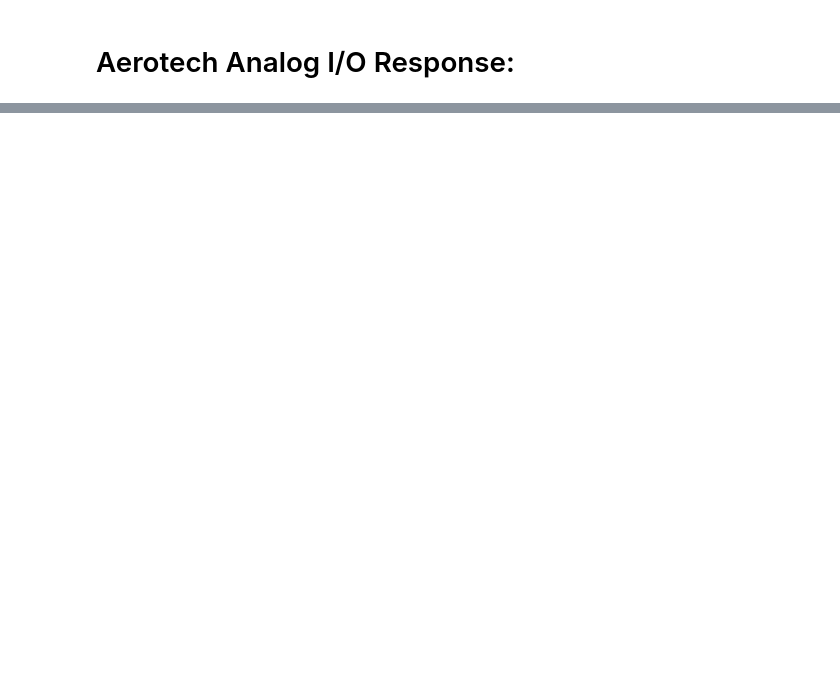
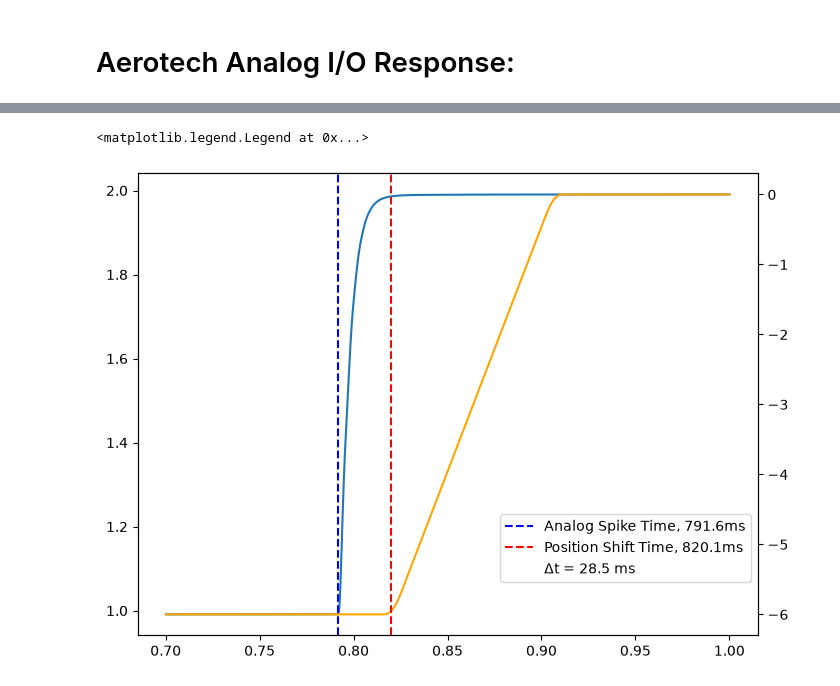
Before and after one commit to torched-singularity058/amo_electronics_analysis, a Jupyter notebook: aerotech_mcs/testanalog/analyze_analog.ipynb, the cells around one changed output, grey strips where cells are left out. Saved outputs shown, nothing was run; the diff lists cells and outputs as text; code cells hidden in the pictures; blank space fills up the shorter version.

```diff
--- a/aerotech_mcs/testanalog/analyze_analog.ipynb
+++ b/aerotech_mcs/testanalog/analyze_analog.ipynb
@@ -133,0 +146,21 @@ plt.show()
+# %%
+plt.close()
+fig, ax = plt.subplots(figsize=(8, 6))
+ax.plot(time.iloc[7001:10002], analog_in_ch0.iloc[7001:10002])
+ax.axvline(x=a0_spike_times[0], color="blue",
+           linestyle="--", label=f"Analog Spike Time, {a0_spike_times[0]*1e3:.1f}ms")
+ax2 = ax.twinx()
+ax2.plot(time.iloc[7001:10002], pos_feedback.iloc[7001:10002], color="orange")
+ax2.axvline(x=pos_spike_times[0], color="red",
+            linestyle="--", label=f"Position Shift Time, {pos_spike_times[0]*1e3:.1f}ms")
+
+dt = pos_spike_times[0] - a0_spike_times[0]
+dt_handle = Line2D([], [], linestyle="none", label=f"Δt = {dt * 1e3:.1f} ms")
+
+handles, labels = ax.get_legend_handles_labels()
+handles2, labels2 = ax2.get_legend_handles_labels()
+ax.legend(handles = handles + handles2 + [dt_handle],
+          loc="lower right", bbox_to_anchor=(1., 0.1))
+# %% [output]
+<matplotlib.legend.Legend at 0x...>
+[figure, added]
```
Also changed, not shown: parts of 6 cells of this notebook, 1 other file.
